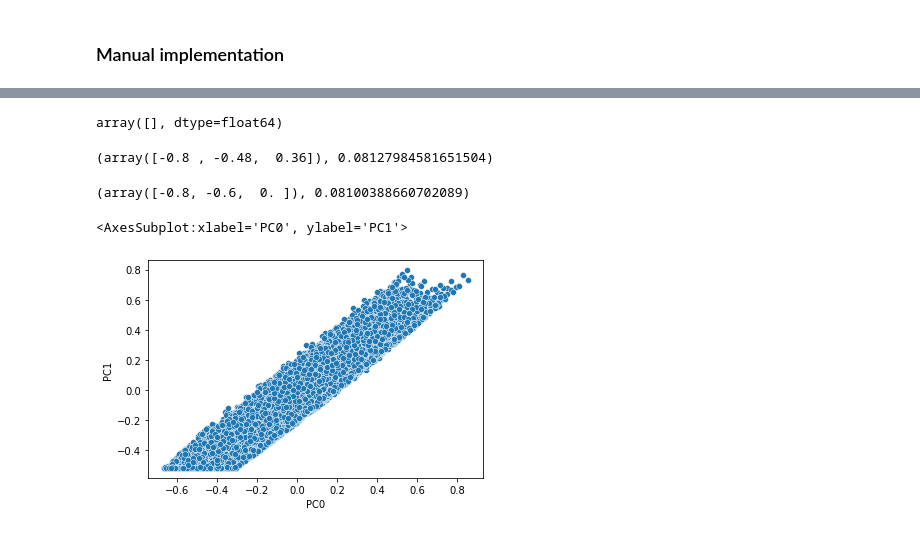
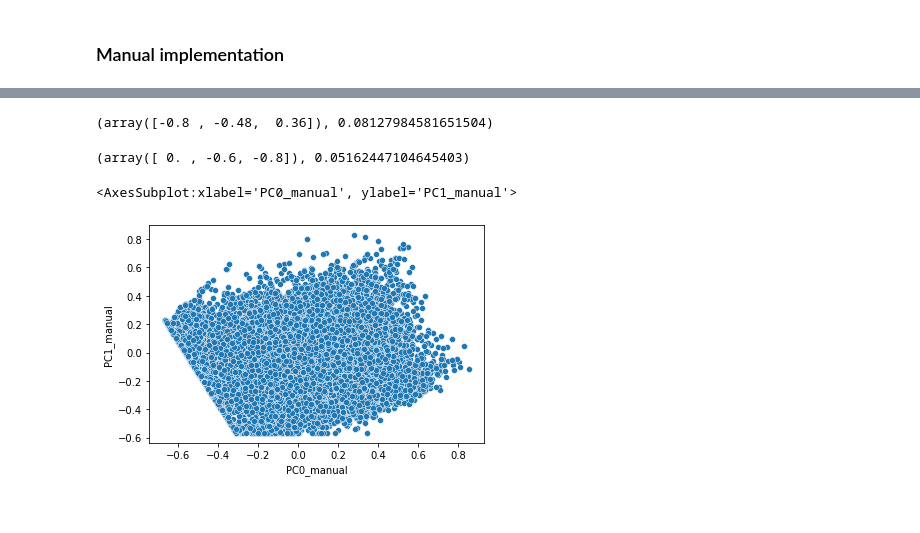
Before and after one commit to rknagao/studies, a Jupyter notebook: dimensionality_reduction/pca/pca.ipynb, the cells around one changed output, grey strips where cells are left out. Cells and saved outputs as stored; diff of their text form; code cells hidden in the pictures.

```diff
--- a/dimensionality_reduction/pca/pca.ipynb
+++ b/dimensionality_reduction/pca/pca.ipynb
@@ -315,15 +349,16 @@ True
 # %%
-# All possible cominations of Principal Component loadings (or coefficients).
-n_loadings = df_X.shape[1]
+# All possible cominations of Principal Component loadings (or coefficients) for MedInc and AveRooms.
+n_loadings = 3
 learning_rate = 0.01
 steps = np.arange(-1, 1, learning_rate)
 
-all_combinations = np.array(list(product(steps, repeat=3))).round(2)
+all_combinations = np.array(list(product(steps, repeat=n_loadings))).round(2)
 df_comb = pd.DataFrame(all_combinations)
 
 # Applying the condition: a**2 + b**2 + c**2 = 1
 df_comb['square_sum'] = df_comb.iloc[:, 0] ** 2 + df_comb.iloc[:, 1] ** 2 + df_comb.iloc[:, 2] ** 2
 df_valid_comb = df_comb.loc[df_comb['square_sum'] == 1]
 
+print(f"Valid combinations: {len(df_valid_comb)}")
 df_valid_comb[:5]
 # %% [output]
@@ -333,6 +369,3 @@ df_valid_comb[:5]
 | 180072 | -0.96 | 0.00 | -0.28 | 1.0 |
 | 180128 | -0.96 | 0.00 | 0.28 | 1.0 |
 | 185700 | -0.96 | 0.28 | 0.00 | 1.0 |
-# %%
-for i in np.array(df_valid_comb.iloc[:, :3]):
-    print(i)
@@ -357,15 +372,10 @@ for i in np.array(df_valid_comb.iloc[:, :3]):
-# %%
-type(i)
-np.array([])
-# %% [output]
-array([], dtype=float64)
 # %%
 # Identify which subset of loadings will achieve the bigger variance: PC 0
 best_combination = np.array([])
 best_var = 0
 
-for i in tqdm(np.array(df_valid_comb.iloc[:, :3])):
-    var = (i * (df_X - df_X.mean())).sum(axis=1).var()
+for i in tqdm(np.array(df_valid_comb.iloc[:, :n_loadings])):
+    var = (i * (X2[['MedInc', 'AveRooms', 'Population']] - X2[['MedInc', 'AveRooms', 'Population']].mean())).sum(axis=1).var()
     if (var > best_var):
         best_combination = i
         best_var = var
@@ -378,23 +388,30 @@ best_combination, best_var
 second_best_combination = np.array([])
 second_best_var = 0
 
-for i in tqdm(np.array(df_valid_comb.iloc[:, :3])):
-    var = (i * (df_X - df_X.mean())).sum(axis=1).var()
-    if (var > second_best_var) & (any(np.abs(i) != np.abs(best_combination))):
-        second_best_combination = i
-        second_best_var = var
+for i in tqdm(np.array(df_valid_comb.iloc[:, :n_loadings])):
+    var = (i * (X2[['MedInc', 'AveRooms', 'Population']] - X2[['MedInc', 'AveRooms', 'Population']].mean())).sum(axis=1).var()
+
+    # Condition 1: big var.
+    if (var > second_best_var):
+
+        # Condition 2: combination must be the second biggest var.
+        if (any(np.abs(i) != np.abs(best_combination))):
+
+            # Condition 3: eigenvector must be orthogonal.
+            if (np.dot(i, best_combination) == 0):
+                second_best_combination = i
+                second_best_var = var
 
 second_best_combination, second_best_var
 # %% [output]
-(array([-0.8, -0.6,  0. ]), 0.08100388660702089)
+(array([ 0. , -0.6, -0.8]), 0.05162447104645403)
 # %%
 # Organizing the manual calculations on a single dataframe
-df_manual = pd.DataFrame()
-df_manual['PC0'] = (best_combination * (df_X - df_X.mean())).sum(axis=1)
-df_manual['PC1'] = (second_best_combination * (df_X - df_X.mean())).sum(axis=1)
+X2['PC0_manual'] = (best_combination * (X2[['MedInc', 'AveRooms', 'Population']] - X2[['MedInc', 'AveRooms', 'Population']].mean())).sum(axis=1)
+X2['PC1_manual'] = (second_best_combination * (X2[['MedInc', 'AveRooms', 'Population']] - X2[['MedInc', 'AveRooms', 'Population']].mean())).sum(axis=1)
 
 # Plot
-sns.scatterplot(data=df_manual, x='PC0', y='PC1')
+sns.scatterplot(data=X2, x='PC0_manual', y='PC1_manual')
 # %% [output]
-<AxesSubplot:xlabel='PC0', ylabel='PC1'>
+<AxesSubplot:xlabel='PC0_manual', ylabel='PC1_manual'>
-[figure, old version]
+[figure, new version]
```
Also changed, not shown: parts of 21 cells of this notebook.
